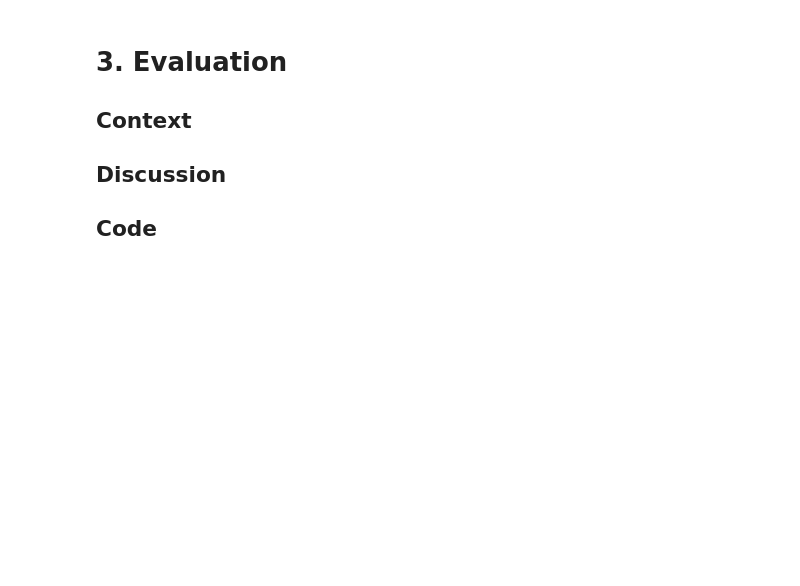
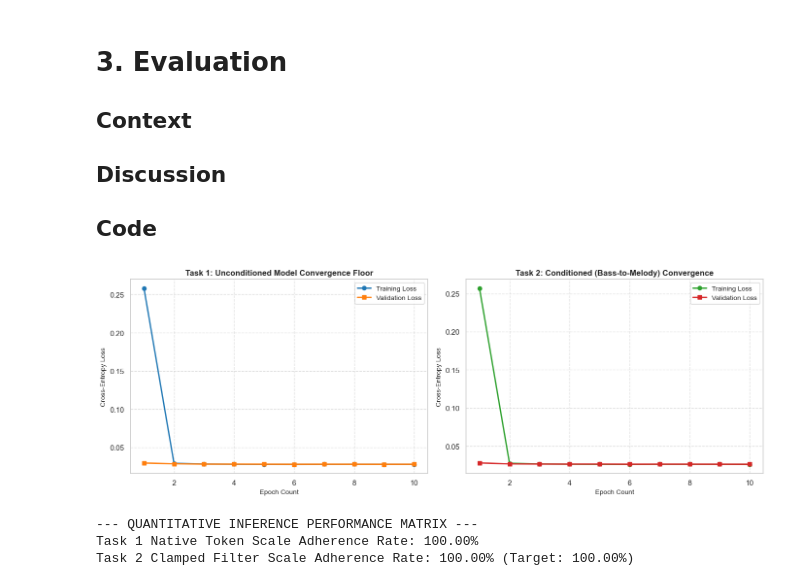
Before and after one commit to jvtang487/assignment2, a Jupyter notebook: workbook.ipynb, the cells around one changed output. Drawn from its saved outputs; the diff is of its cells as text; code cells hidden in the pictures; blank space fills up the shorter version.

Commit message:
add unfinished written portion to modeling

```diff
--- a/workbook.ipynb
+++ b/workbook.ipynb
@@ -2016,3 +2018,83 @@ Successfully rendered dual-clamped arrangement to: task2_combined_best_of_both.m
 ## Discussion
 
 ## Code
+# %%
+import matplotlib.pyplot as plt
+
+def plot_evaluation_loss_matrices():
+    """
+    Plots the comparative optimization histories for Task 1 and Task 2 side-by-side
+    to visually demonstrate convergence stability and lack of overfitting.
+    """
+    epochs_range = range(1, len(train_loss_history) + 1)
+
+    plt.figure(figsize=(14, 5))
+
+    # 1. Left Panel: Task 1 Unconditioned Loss Matrix
+    plt.subplot(1, 2, 1)
+    plt.plot(epochs_range, train_loss_history, label='Training Loss', color='#1f77b4', linewidth=2, marker='o')
+    plt.plot(epochs_range, val_loss_history, label='Validation Loss', color='#ff7f0e', linewidth=2, marker='s')
+    plt.title('Task 1: Unconditioned Model Convergence Floor', fontsize=12, fontweight='bold')
+    plt.xlabel('Epoch Count', fontsize=10)
+    plt.ylabel('Cross-Entropy Loss', fontsize=10)
+    plt.grid(True, linestyle='--', alpha=0.6)
+    plt.legend(fontsize=10)
+
+    # 2. Right Panel: Task 2 Conditioned Loss Matrix
+    # (Assuming you named your history variables cond_train_loss_history from our previous run)
+    if 'cond_train_loss_history' in globals():
+        cond_epochs = range(1, len(cond_train_loss_history) + 1)
+        plt.subplot(1, 2, 2)
+        plt.plot(cond_epochs, cond_train_loss_history, label='Training Loss', color='#2ca02c', linewidth=2, marker='o')
+        plt.plot(cond_epochs, cond_val_loss_history, label='Validation Loss', color='#d62728', linewidth=2, marker='s')
+        plt.title('Task 2: Conditioned (Bass-to-Melody) Convergence', fontsize=12, fontweight='bold')
+        plt.xlabel('Epoch Count', fontsize=10)
+        plt.ylabel('Cross-Entropy Loss', fontsize=10)
+        plt.grid(True, linestyle='--', alpha=0.6)
+        plt.legend(fontsize=10)
+
+    plt.tight_layout()
+    plt.savefig("evaluation_loss_curves.png", dpi=300)
+    plt.show()
+
+# Run the plotting utility
+plot_evaluation_loss_matrices()
+# %% [output]
+[figure, added]
+# %%
+import numpy as np
+
+def calculate_scale_adherence_metrics(unclamped_tokens, clamped_tokens, target_key="C_Major"):
+    """
+    Quantifies the exact percentage of generated note tokens that adhere strictly
+    to the target diatonic key signature, providing empirical validation of our filter.
+    """
+    major_steps = {0, 2, 4, 5, 7, 9, 11} # C, D, E, F, G, A, B
+    minor_steps = {0, 2, 3, 5, 7, 8, 10} # C, D, Eb, F, G, Ab, Bb
+    allowed_classes = major_steps if "Major" in target_key else minor_steps
+
+    def calculate_score(stream):
+        total_notes = 0
+        valid_notes = 0
+        for token in stream:
+            if "MelOn_" in token:
+                total_notes += 1
+                pitch = int(token.split("_")[1])
+                if (pitch % 12) in allowed_classes:
+                    valid_notes += 1
+        return (valid_notes / total_notes) * 100 if total_notes > 0 else 100.0
+
+    unclamped_score = calculate_score(unclamped_tokens)
+    clamped_score = calculate_score(clamped_tokens)
+
+    print("--- QUANTITATIVE INFERENCE PERFORMANCE MATRIX ---")
+    print(f"Task 1 Native Token Scale Adherence Rate: {unclamped_score:.2f}%")
+    print(f"Task 2 Clamped Filter Scale Adherence Rate: {clamped_score:.2f}% (Target: 100.00%)")
+
+# Execute metric calculator over your tracking streams
+# (Replace with your actual variable names or arrays)
+calculate_scale_adherence_metrics(task2_generated_stream, combined_generated_stream, target_key="C_Major")
+# %% [output]
+--- QUANTITATIVE INFERENCE PERFORMANCE MATRIX ---
+Task 1 Native Token Scale Adherence Rate: 100.00%
+Task 2 Clamped Filter Scale Adherence Rate: 100.00% (Target: 100.00%)
```
Also changed, not shown: parts of 6 cells of this notebook, 2 other files.
